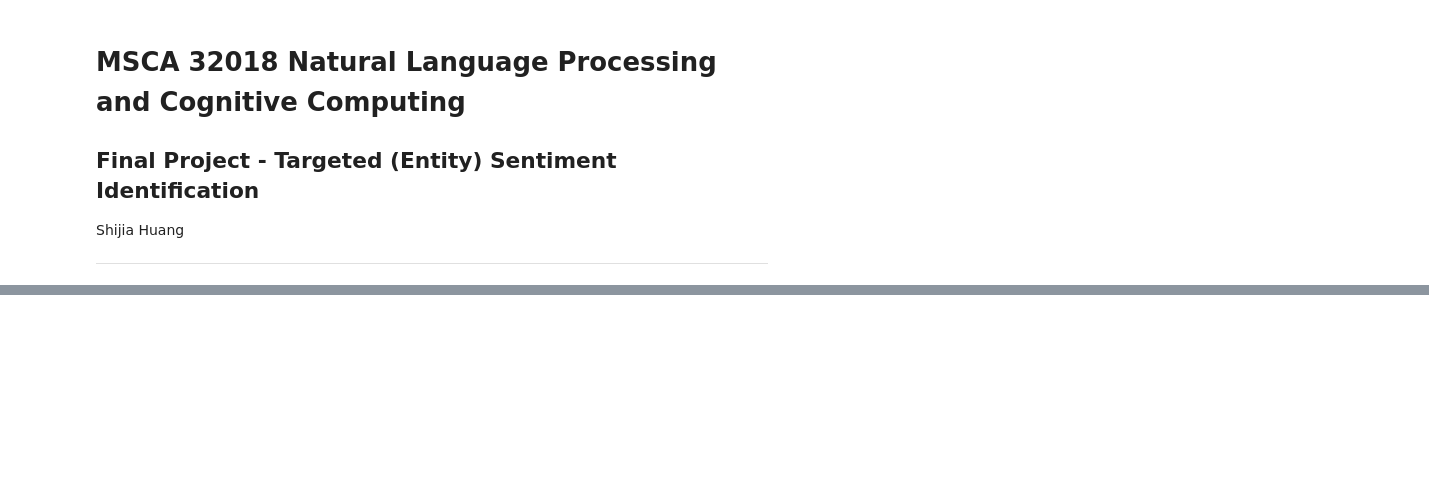
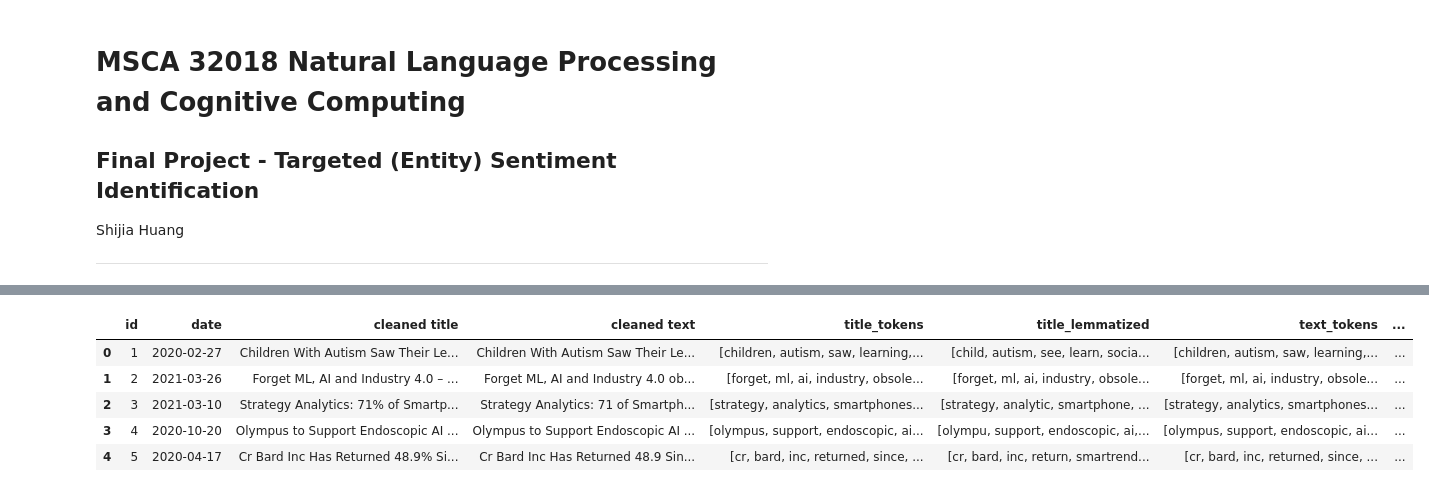
Before and after one commit to slvhuang/Final-Project-NLP, a Jupyter notebook: 6_entity_sentiment.ipynb, the cells around one changed output, grey strips where cells are left out. Saved outputs shown, nothing was run; the diff lists cells and outputs as text; code cells hidden in the pictures; blank space fills up the shorter version.

```diff
--- a/6_entity_sentiment.ipynb
+++ b/6_entity_sentiment.ipynb
@@ -78,0 +81,7 @@ Available CPUs: 16
+# %%
+%%time
+
+# read in the sentiment data
+path = "gs://nlp-final-project-data/data/"
+df_news = pd.read_parquet(path + 'news_sentiment.parquet', engine='pyarrow')
+df_news.shape
@@ -78,0 +92,9 @@ Available CPUs: 16
+# %%
+df_news.head()
+# %% [output]
+|  | id | date | cleaned title | cleaned text | title_tokens | title_lemmatized | text_tokens | ... |
+| 0 | 1 | 2020-02-27 | Children With Autism Saw Their Le... | Children With Autism Saw Their Le... | [children, autism, saw, learning,... | [child, autism, see, learn, socia... | [children, autism, saw, learning,... | ... |
+| 1 | 2 | 2021-03-26 | Forget ML, AI and Industry 4.0 – ... | Forget ML, AI and Industry 4.0 ob... | [forget, ml, ai, industry, obsole... | [forget, ml, ai, industry, obsole... | [forget, ml, ai, industry, obsole... | ... |
+| 2 | 3 | 2021-03-10 | Strategy Analytics: 71% of Smartp... | Strategy Analytics: 71 of Smartph... | [strategy, analytics, smartphones... | [strategy, analytic, smartphone, ... | [strategy, analytics, smartphones... | ... |
+| 3 | 4 | 2020-10-20 | Olympus to Support Endoscopic AI ... | Olympus to Support Endoscopic AI ... | [olympus, support, endoscopic, ai... | [olympu, support, endoscopic, ai,... | [olympus, support, endoscopic, ai... | ... |
+| 4 | 5 | 2020-04-17 | Cr Bard Inc Has Returned 48.9% Si... | Cr Bard Inc Has Returned 48.9 Sin... | [cr, bard, inc, returned, since, ... | [cr, bard, inc, return, smartrend... | [cr, bard, inc, returned, since, ... | ... |
```
Also changed, not shown: parts of 9 cells of this notebook, 1 other file.
